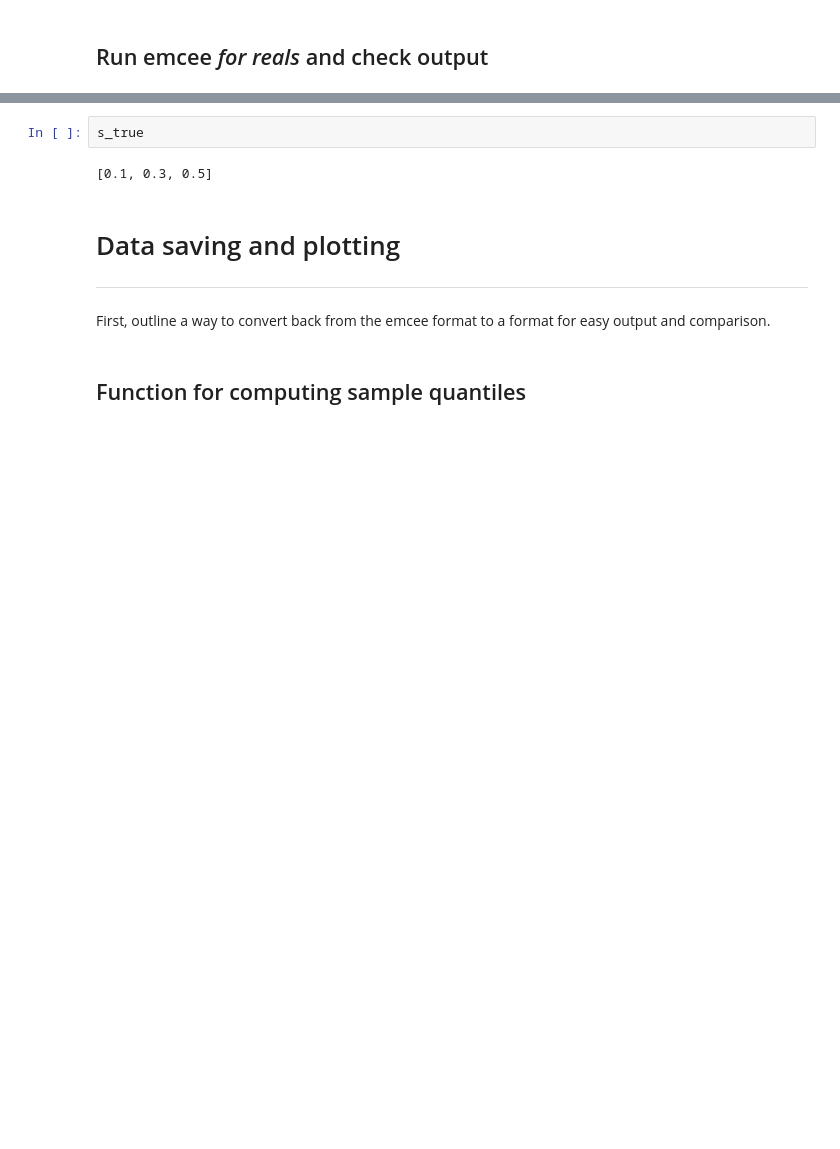
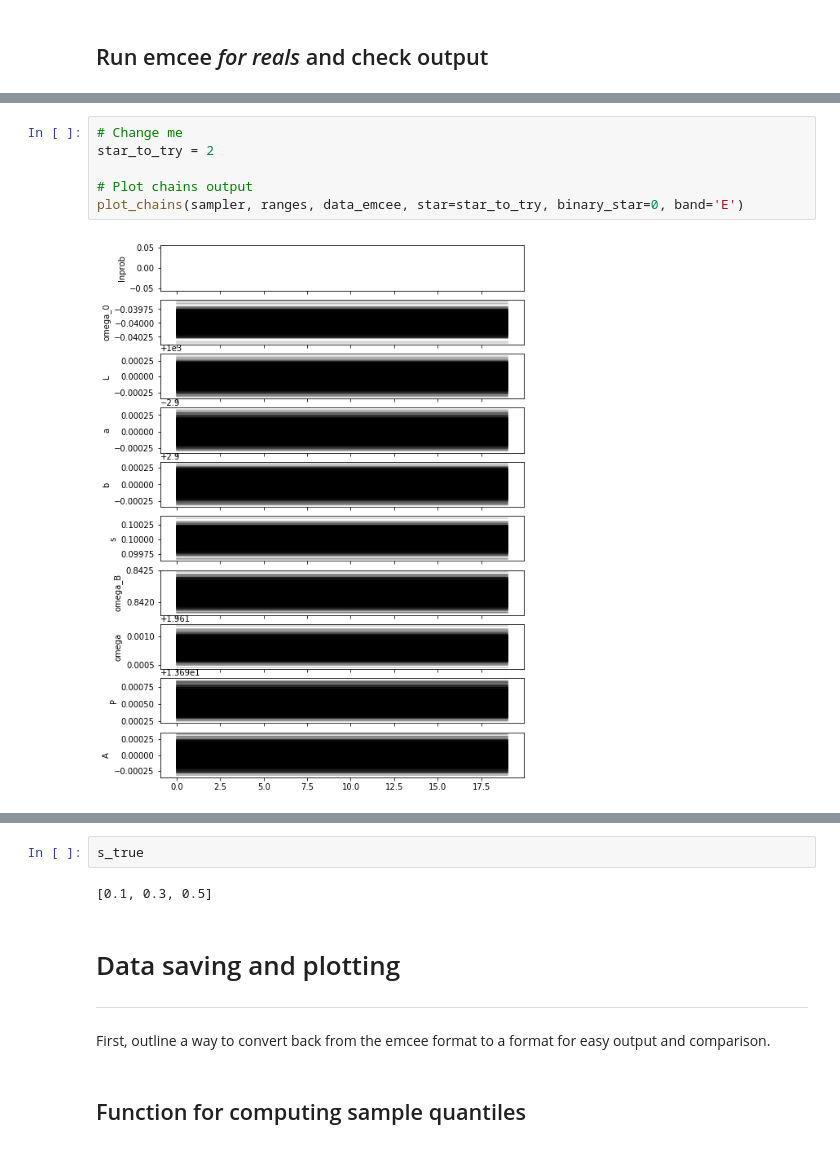
Before and after one commit to vickyscowcroft/bayesian_pl_fitting, a Jupyter notebook: batdog.ipynb, the cells around one changed output, grey strips where cells are left out. Saved outputs shown, nothing was run; the diff lists cells and outputs as text; blank space fills up the shorter version.

```diff
--- a/batdog.ipynb
+++ b/batdog.ipynb
@@ -1237,3 +1327,11 @@ Wall time: 33min
+# %%
+# Change me
+star_to_try = 2
+
+# Plot chains output
+plot_chains(sampler, ranges, data_emcee, star=star_to_try, binary_star=0, band='E')
+# %% [output]
+[figure, added]
 # %%
 # Change me
 star_to_try = 10
```
Also changed, not shown: parts of 25 cells of this notebook, 3 other files.
